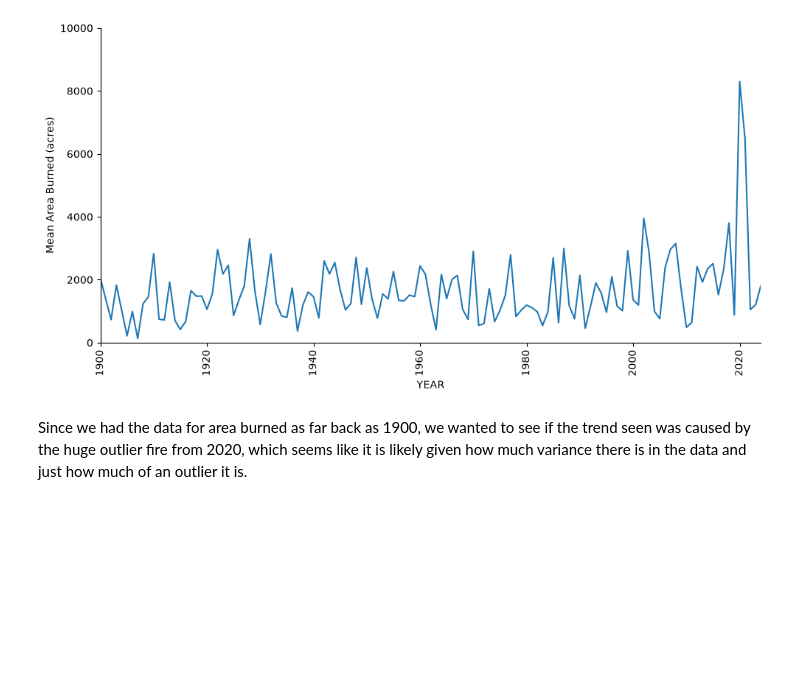
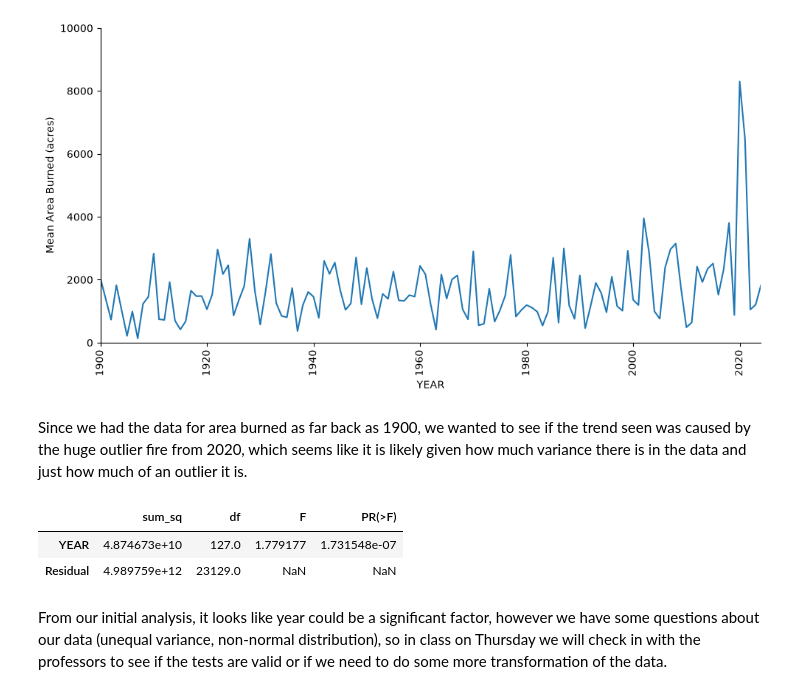
Before and after one commit to elwoodruff/NowellWernerWoodruff, a Jupyter notebook: scripts/dataanalysis.ipynb, the cells around one changed output. Cells and saved outputs as stored; diff of their text form; code cells hidden in the pictures; blank space fills up the shorter version.

Commit message:
ANOVA of long year data

```diff
--- a/scripts/dataanalysis.ipynb
+++ b/scripts/dataanalysis.ipynb
@@ -245,7 +245,7 @@ fire25long = fire25long.rename(
     }
 )
 
-fire25_2000 = fire25.loc[fire25['YEAR'] >= 1900]
+fire25long = fire25.loc[fire25['YEAR'] >= 1900]
 
 year_summary_long = (fire25long.groupby(['YEAR'])
                  .agg(
@@ -284,3 +284,16 @@ g.set(
 [figure]
 # %% [markdown]
 Since we had the data for area burned as far back as 1900, we wanted to see if the trend seen was caused by the huge outlier fire from 2020, which seems like it is likely given how much variance there is in the data and just how much of an outlier it is.
+# %%
+#changing fire25long['YEAR'] to a categorical variable for ANOVA
+fire25long['YEAR'] = fire25long['YEAR'].astype('category')
+# %%
+model_year_long = ols('GIS_ACRES ~ YEAR', data=fire25long).fit()
+anova_table_year_long = sm.stats.anova_lm(model_year_long, typ=2)
+anova_table_year_long
+# %% [output]
+|  | sum_sq | df | F | PR(>F) |
+| YEAR | 4.874673e+10 | 127.0 | 1.779177 | 1.731548e-07 |
+| Residual | 4.989759e+12 | 23129.0 | NaN | NaN |
+# %% [markdown]
+From our initial analysis, it looks like year could be a significant factor, however we have some questions about our data (unequal variance, non-normal distribution), so in class on Thursday we will check in with the professors to see if the tests are valid or if we need to do some more transformation of the data.
```
